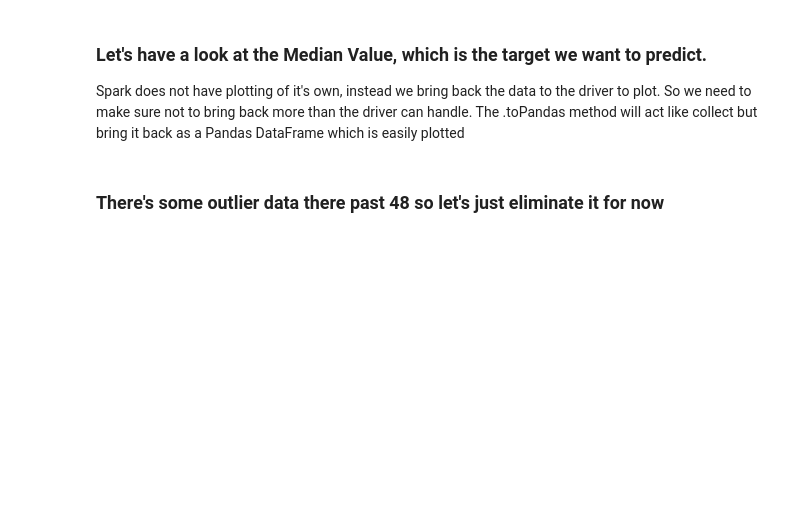
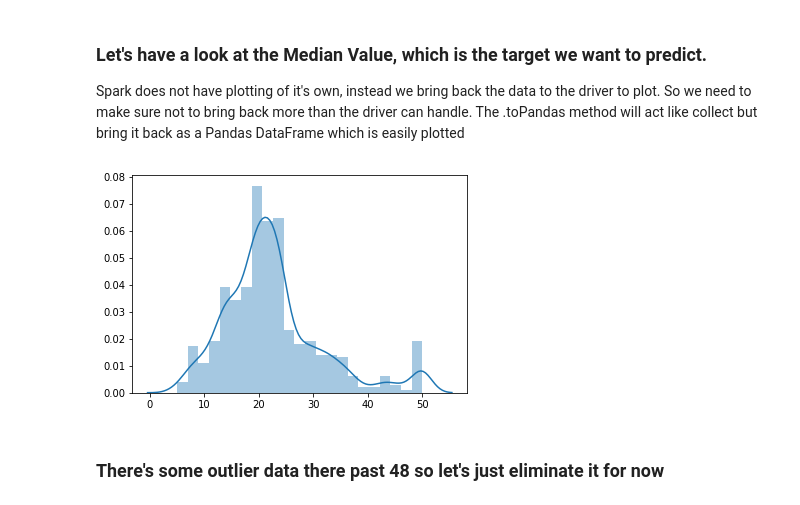
Before and after one commit to roitraining/SparkforDataScientists, a Jupyter notebook: Ch05_RegressionAnalysis.ipynb, the cells around one changed output. Drawn from its saved outputs; the diff is of its cells as text; code cells hidden in the pictures; blank space fills up the shorter version.

```diff
--- a/Ch05_RegressionAnalysis.ipynb
+++ b/Ch05_RegressionAnalysis.ipynb
@@ -69,11 +212,14 @@ The .toPandas method will act like collect but bring it back as a Pandas DataFra
 # %%
 %matplotlib inline
 import pandas as pd
 import seaborn as sns
 #sns.distplot(df.toPandas()['MEDV'])
 
-sns.distplot(df.toPandas()['MEDV'])
+sns.distplot(df.select('MEDV').toPandas())
+#sns.distplot(df.toPandas()['MEDV'])
 plt.show()
+# %% [output]
+[figure, added]
 # %% [markdown]
 ### There's some outlier data there past 48 so let's just eliminate it for now
 # %%
```
Also changed, not shown: parts of 18 cells of this notebook, 2 other files.
